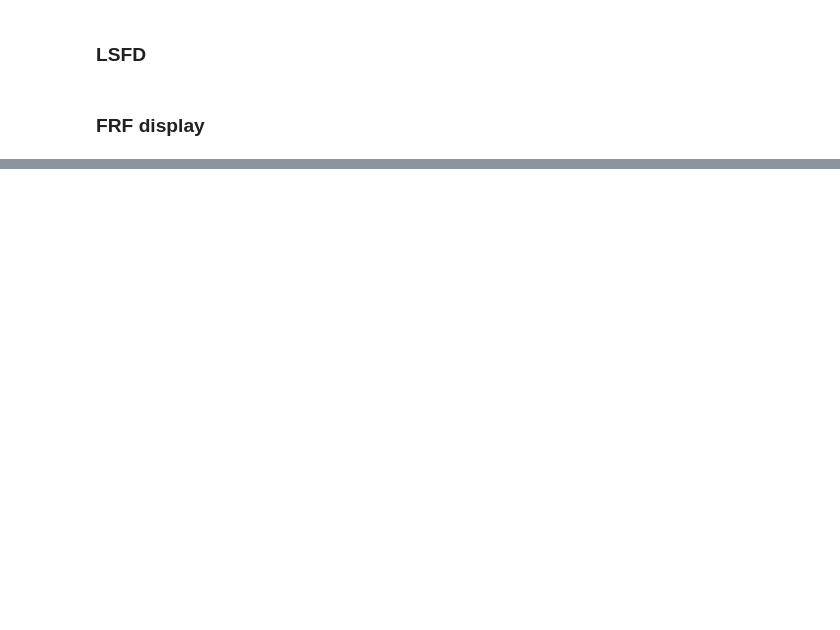
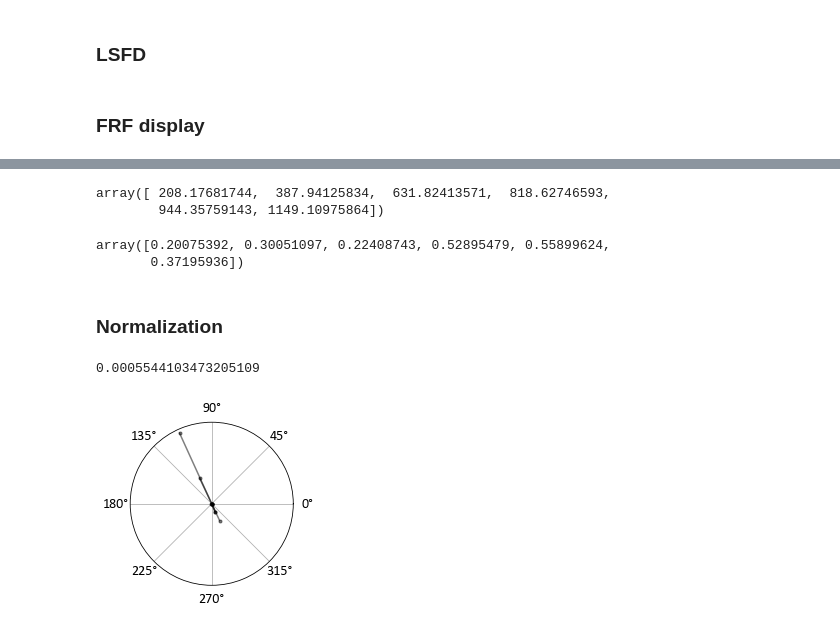
Before and after one commit to yannikmadeheim-del/pyFBS-nonlinear, a Jupyter notebook: examples/20_modal_id.ipynb, the cells around one changed output, grey strips where cells are left out. Cells and saved outputs as stored; diff of their text form; code cells hidden in the pictures; blank space fills up the shorter version.

Commit message:
Added A- and mass-mode normalization for modal_id

```diff
--- a/examples/20_modal_id.ipynb
+++ b/examples/20_modal_id.ipynb
@@ -61,0 +66,12 @@ plt.show()
+# %%
+_id.nat_freq
+# %% [output]
+array([ 208.17681744,  387.94125834,  631.82413571,  818.62746593,
+        944.35759143, 1149.10975864])
+# %%
+_id.damp_ratio
+# %% [output]
+array([0.20075392, 0.30051097, 0.22408743, 0.52895479, 0.55899624,
+       0.37195936])
+# %% [markdown]
+### Normalization
@@ -61,0 +80,6 @@ plt.show()
+# %%
+pyFBS.complex_plot(_id.A_normalized_modes[0])
+pyFBS.MCF(_id.A_normalized_modes[0])
+# %% [output]
+0.0005544103473205109
+[figure, added]
```
Also changed, not shown: parts of 7 cells of this notebook, 2 other files.
